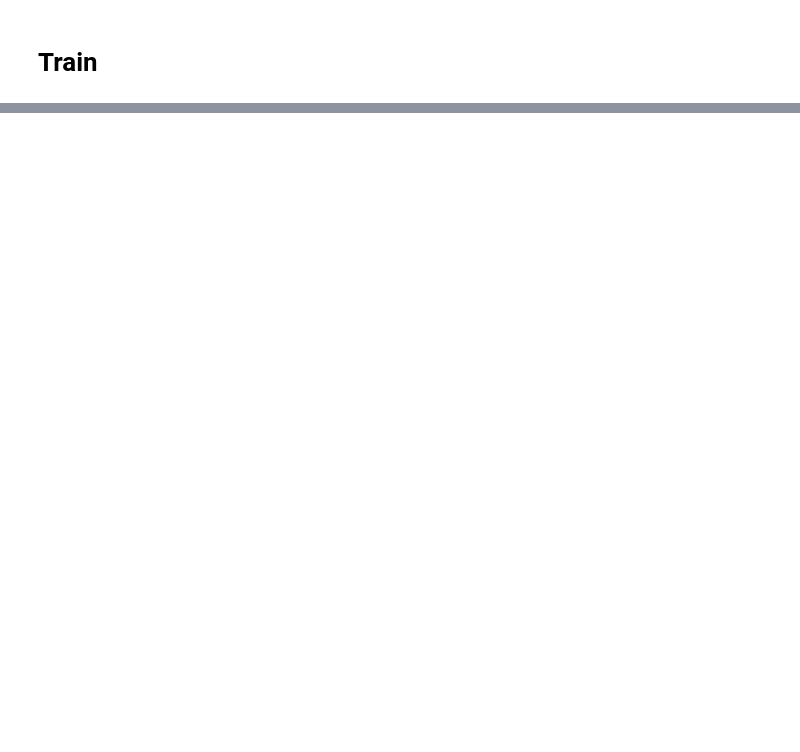
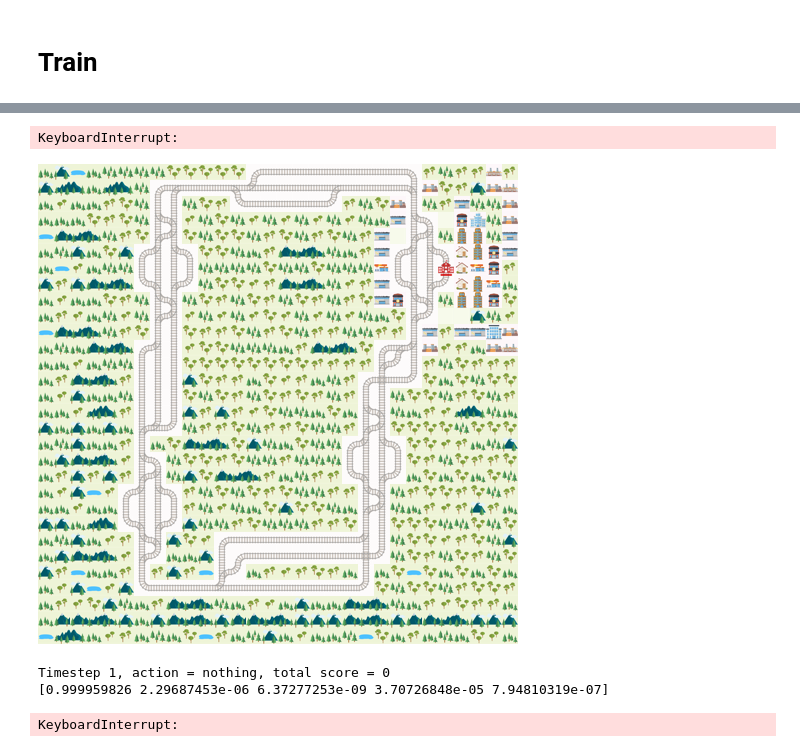
Before and after one commit to MRVNY/ChooChoo, a Jupyter notebook: LSTM.ipynb, the cells around one changed output, grey strips where cells are left out. Drawn from its saved outputs; the diff is of its cells as text; code cells hidden in the pictures; blank space fills up the shorter version.

```diff
--- a/LSTM.ipynb
+++ b/LSTM.ipynb
@@ -148,2 +40,6 @@ def pepare_obs(next_obs, agent_id):
+# %%
+agent = LSTMAgent(learning_rate, gamma, beta_v, beta_e,  #loss func
+                 env, nb_trials, nb_episodes,path,
+                 nb_hidden = 256)
 # %% [markdown]
 # Train
@@ -268,0 +46,47 @@ model.save(path+'/model.h5')
+# %%
+agent_id = 0
+
+agent.train()
+# %% [output]
+KeyboardInterrupt:
+# %%
+def run_episode(env):
+    next_obs, _ = env.reset()
+    print(env.agents[0].earliest_departure)
+    print(env.agents[0].latest_arrival)
+    score = 0
+    reward = 0.0
+    action_onehot = np.zeros((agent.nb_actions))
+    cell_state = [tf.zeros((1,agent.nb_hidden)),tf.zeros((1,agent.nb_hidden))]
+
+    for timestep in range(100):
+        input = agent.prepare_input(next_obs, agent_id, action_onehot,reward,timestep)
+
+        action_probs, critic_value, cell_state = agent.model([input,cell_state[0],cell_state[1]])
+
+        action_probs = tf.squeeze(action_probs)
+        action = np.random.choice(agent.nb_actions, p=action_probs.numpy())
+        action_onehot = np.zeros((agent.nb_actions))
+        action_onehot[action] = 1
+
+        next_obs, all_rewards, dones, _ = env.step({agent_id: action})
+
+        for agent_handle in env.get_agent_handles():
+            score += all_rewards[agent_handle]
+
+        render_env(env)
+        print('Timestep {}, action = {}, total score = {}'.format(timestep, action_map[action], score))
+        tf.print(action_probs)
+
+        if dones['__all__']:
+            print('All done!')
+            return
+
+    print("Episode didn't finish after 100 timesteps.")
+# %%
+run_episode(env)
+# %% [output]
+[figure, added]
+Timestep 1, action = nothing, total score = 0
+[0.999959826 2.29687453e-06 6.37277253e-09 3.70726848e-05 7.94810319e-07]
+KeyboardInterrupt:
```
Also changed, not shown: parts of 16 cells of this notebook, 7 other files.
